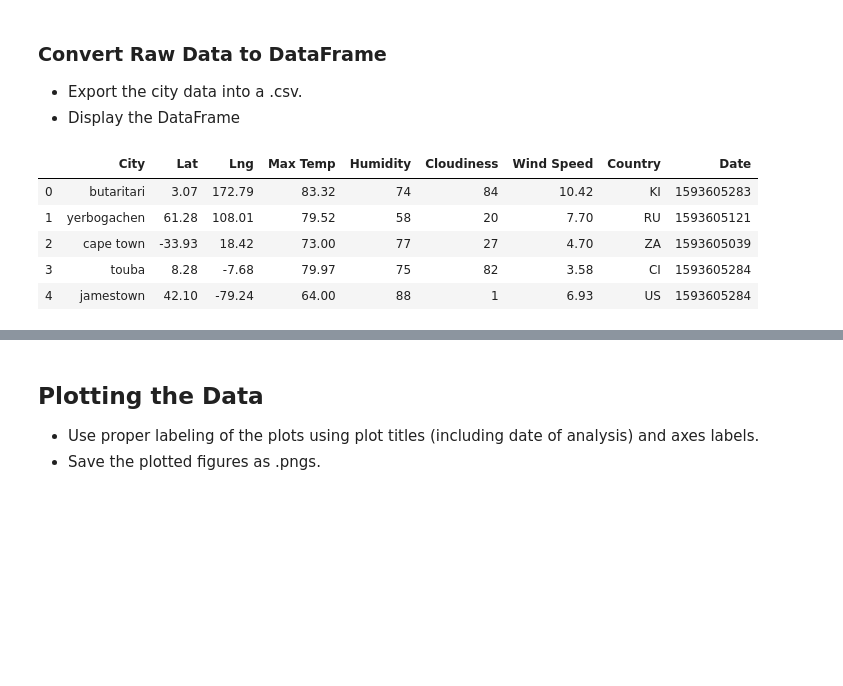
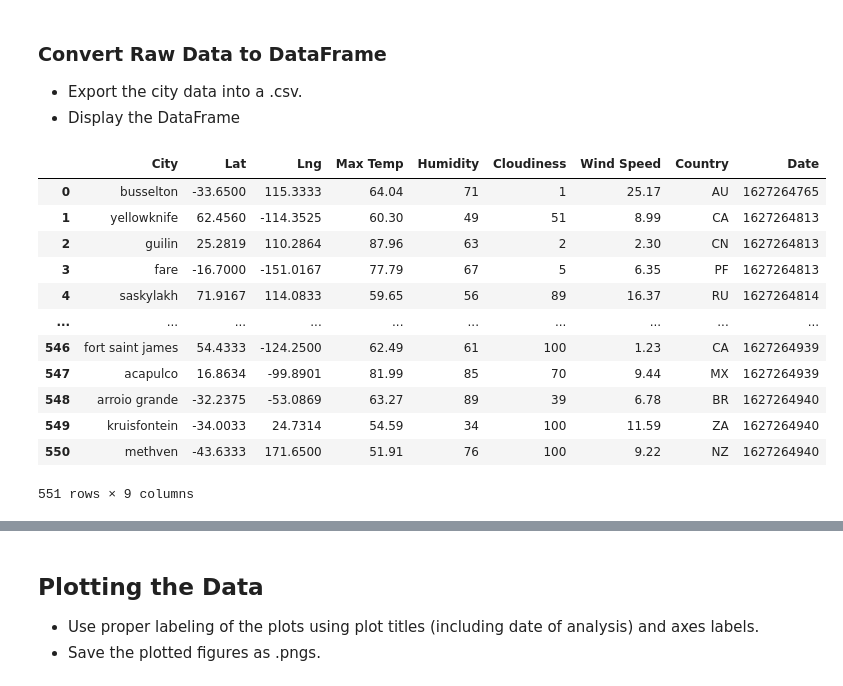
Before and after one commit to amberleeBME/python-api-challenge, a Jupyter notebook: WeatherPy/WeatherPy.ipynb, the cells around one changed output, grey strips where cells are left out. Saved outputs shown, nothing was run; the diff lists cells and outputs as text; code cells hidden in the pictures; blank space fills up the shorter version.

Commit message:
Outputs CSV and Scatter Plots

```diff
--- a/WeatherPy/WeatherPy.ipynb
+++ b/WeatherPy/WeatherPy.ipynb
@@ -18,7 +18,7 @@ from api_keys import weather_api_key
 from citipy import citipy
 
 # Output File (CSV)
-output_data_file = "output_data/cities.csv"
+output_data_file = "output_data/Cities_Weather_Data.csv"
 
 # Range of latitudes and longitudes
 lat_range = (-90, 90)
@@ -120,23 +114,30 @@ Beginning Data Retrieval
 # %%
 weather_dict = {
     "City": cities_found,
     "Lat":lat,
     "Lng":lng,
     "Max Temp":temp,
     "Humidity":hum,
     "Cloudiness":cloud,
     "Wind Speed":wind,
     "Country":country,
     "Date":date
 }
 # Convert to DataFrame and output to CSV file
 weather_data = pd.DataFrame(weather_dict)
-weather_data.to_csv("output_data/Cities_Weather_Data.csv")
+weather_data.to_csv(output_data_file)
 weather_data
 # %% [output]
 |  | City | Lat | Lng | Max Temp | Humidity | Cloudiness | Wind Speed | Country | Date |
-| 0 | butaritari | 3.07 | 172.79 | 83.32 | 74 | 84 | 10.42 | KI | 1593605283 |
-| 1 | yerbogachen | 61.28 | 108.01 | 79.52 | 58 | 20 | 7.70 | RU | 1593605121 |
-| 2 | cape town | -33.93 | 18.42 | 73.00 | 77 | 27 | 4.70 | ZA | 1593605039 |
-| 3 | touba | 8.28 | -7.68 | 79.97 | 75 | 82 | 3.58 | CI | 1593605284 |
-| 4 | jamestown | 42.10 | -79.24 | 64.00 | 88 | 1 | 6.93 | US | 1593605284 |
+| 0 | busselton | -33.6500 | 115.3333 | 64.04 | 71 | 1 | 25.17 | AU | 1627264765 |
+| 1 | yellowknife | 62.4560 | -114.3525 | 60.30 | 49 | 51 | 8.99 | CA | 1627264813 |
+| 2 | guilin | 25.2819 | 110.2864 | 87.96 | 63 | 2 | 2.30 | CN | 1627264813 |
+| 3 | fare | -16.7000 | -151.0167 | 77.79 | 67 | 5 | 6.35 | PF | 1627264813 |
+| 4 | saskylakh | 71.9167 | 114.0833 | 59.65 | 56 | 89 | 16.37 | RU | 1627264814 |
+| ... | ... | ... | ... | ... | ... | ... | ... | ... | ... |
+| 546 | fort saint james | 54.4333 | -124.2500 | 62.49 | 61 | 100 | 1.23 | CA | 1627264939 |
+| 547 | acapulco | 16.8634 | -99.8901 | 81.99 | 85 | 70 | 9.44 | MX | 1627264939 |
+| 548 | arroio grande | -32.2375 | -53.0869 | 63.27 | 89 | 39 | 6.78 | BR | 1627264940 |
+| 549 | kruisfontein | -34.0033 | 24.7314 | 54.59 | 34 | 100 | 11.59 | ZA | 1627264940 |
+| 550 | methven | -43.6333 | 171.6500 | 51.91 | 76 | 100 | 9.22 | NZ | 1627264940 |
+551 rows × 9 columns
```
Also changed, not shown: parts of 18 cells of this notebook, 5 other files.
